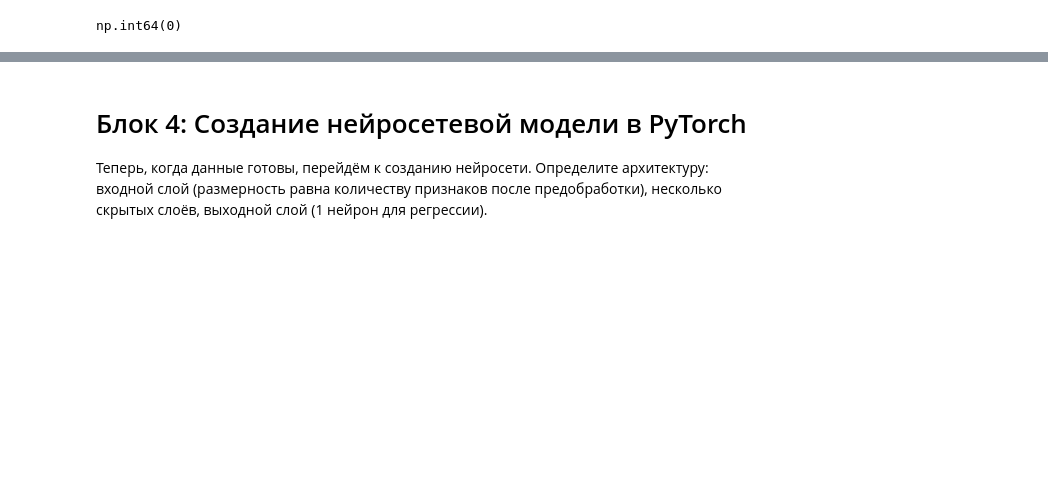
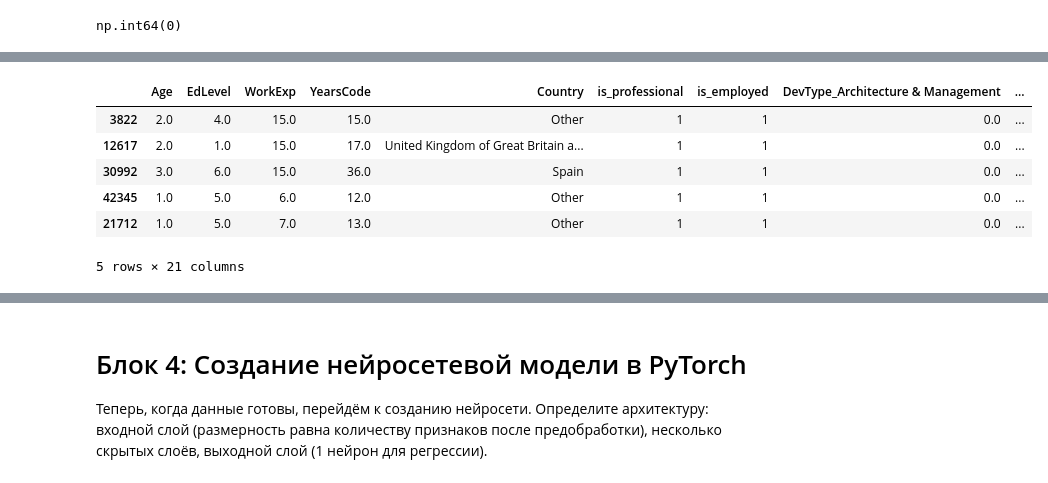
Before and after one commit to KrisTinaShch/TM_Practice, a Jupyter notebook: stackoverflow_salary_prediction/salary_prediction_nn.ipynb, the cells around one changed output, grey strips where cells are left out. Saved outputs shown, nothing was run; the diff lists cells and outputs as text; code cells hidden in the pictures; blank space fills up the shorter version.

```diff
--- a/stackoverflow_salary_prediction/salary_prediction_nn.ipynb
+++ b/stackoverflow_salary_prediction/salary_prediction_nn.ipynb
@@ -279,0 +285,4 @@ Name: count, dtype: int64
+# %%
+X_train, X_test, y_train, y_test = train_test_split(
+    data_clean, y, test_size=0.2, random_state=42
+)
@@ -279,0 +425,48 @@ Name: count, dtype: int64
+# %%
+import re
+def group_org_size(company_size):
+    if 'Just me' in company_size:
+        return 'Freelancer'
+    clean_str = str(company_size).replace(',', '')
+    match = re.search(r'\d+', clean_str)
+    if match:
+        num = int(match.group())
+        if num < 20:
+            return 'Micro (1-19)'
+        elif num < 100:
+            return 'Small (20-99)'
+        elif num < 500:
+            return 'Medium-Small (100-499)'
+        elif num < 1000:
+            return 'Medium (500-999)'
+        elif num < 5000:
+            return 'Large (1000-4999)'
+        else:
+            return 'Enterprise (5000+)'
+    return 'Unknown'
+
+X_train['OrgSize'] = X_train['OrgSize'].apply(group_org_size)
+X_test['OrgSize'] = X_test['OrgSize'].apply(group_org_size)
+# %%
+ohe_org_size = OneHotEncoder(sparse_output=False, handle_unknown='ignore')
+
+encoded_train_OrgSize = ohe_org_size.fit_transform(X_train[['OrgSize']])
+encoded_test_OrgSize = ohe_org_size.transform(X_test[['OrgSize']])
+
+feature_names = ohe_org_size.get_feature_names_out(['OrgSize'])
+
+train_OrgSize_df = pd.DataFrame(encoded_train_OrgSize, columns=feature_names, index=X_train.index)
+test_OrgSize_df = pd.DataFrame(encoded_test_OrgSize, columns=feature_names, index=X_test.index)
+
+X_train = pd.concat([X_train.drop('OrgSize', axis=1), train_OrgSize_df], axis=1)
+X_test = pd.concat([X_test.drop('OrgSize', axis=1), test_OrgSize_df], axis=1)
+# %%
+X_train.head(5)
+# %% [output]
+|  | Age | EdLevel | WorkExp | YearsCode | Country | is_professional | is_employed | DevType_Architecture & Management | ... |
+| 3822 | 2.0 | 4.0 | 15.0 | 15.0 | Other | 1 | 1 | 0.0 | ... |
+| 12617 | 2.0 | 1.0 | 15.0 | 17.0 | United Kingdom of Great Britain a... | 1 | 1 | 0.0 | ... |
+| 30992 | 3.0 | 6.0 | 15.0 | 36.0 | Spain | 1 | 1 | 0.0 | ... |
+| 42345 | 1.0 | 5.0 | 6.0 | 12.0 | Other | 1 | 1 | 0.0 | ... |
+| 21712 | 1.0 | 5.0 | 7.0 | 13.0 | Other | 1 | 1 | 0.0 | ... |
+5 rows × 21 columns
```
Also changed, not shown: parts of 20 cells of this notebook.
